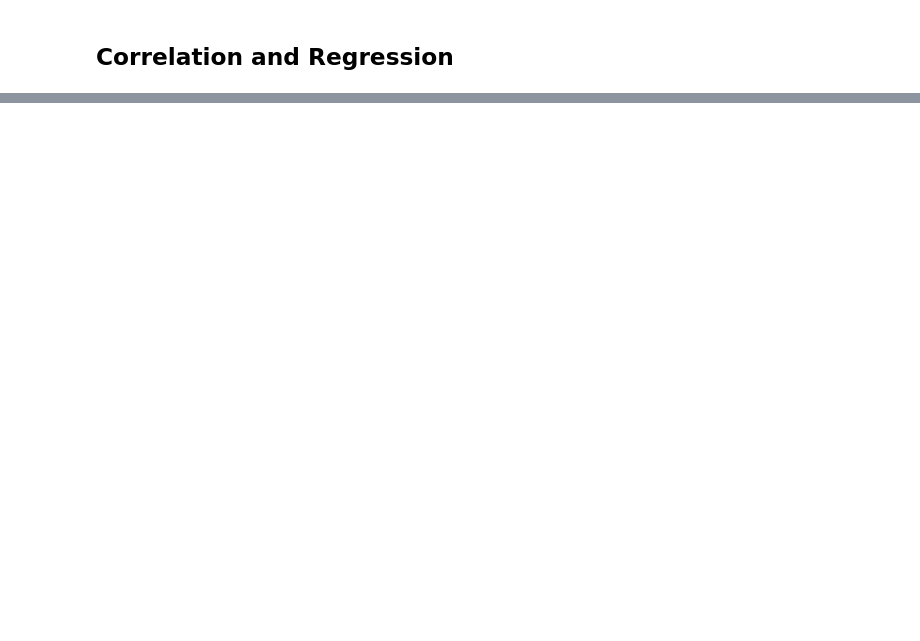
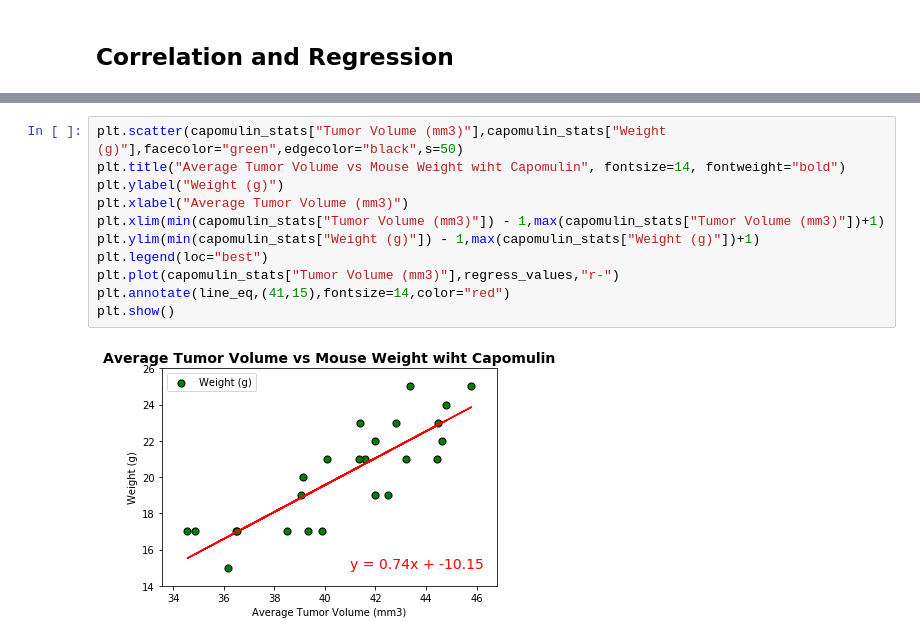
Before and after one commit to priyamittal96/matplotlib-challenge, a Jupyter notebook: pymaceuticals_starter.ipynb, the cells around one changed output, grey strips where cells are left out. Drawn from its saved outputs; the diff is of its cells as text; blank space fills up the shorter version.

```diff
--- a/pymaceuticals_starter.ipynb
+++ b/pymaceuticals_starter.ipynb
@@ -224,0 +302,13 @@ plt.show()
+# %%
+plt.scatter(capomulin_stats["Tumor Volume (mm3)"],capomulin_stats["Weight (g)"],facecolor="green",edgecolor="black",s=50)
+plt.title("Average Tumor Volume vs Mouse Weight wiht Capomulin", fontsize=14, fontweight="bold")
+plt.ylabel("Weight (g)")
+plt.xlabel("Average Tumor Volume (mm3)")
+plt.xlim(min(capomulin_stats["Tumor Volume (mm3)"]) - 1,max(capomulin_stats["Tumor Volume (mm3)"])+1)
+plt.ylim(min(capomulin_stats["Weight (g)"]) - 1,max(capomulin_stats["Weight (g)"])+1)
+plt.legend(loc="best")
+plt.plot(capomulin_stats["Tumor Volume (mm3)"],regress_values,"r-")
+plt.annotate(line_eq,(41,15),fontsize=14,color="red")
+plt.show()
+# %% [output]
+[figure, added]
```
Also changed, not shown: parts of 11 cells of this notebook.
